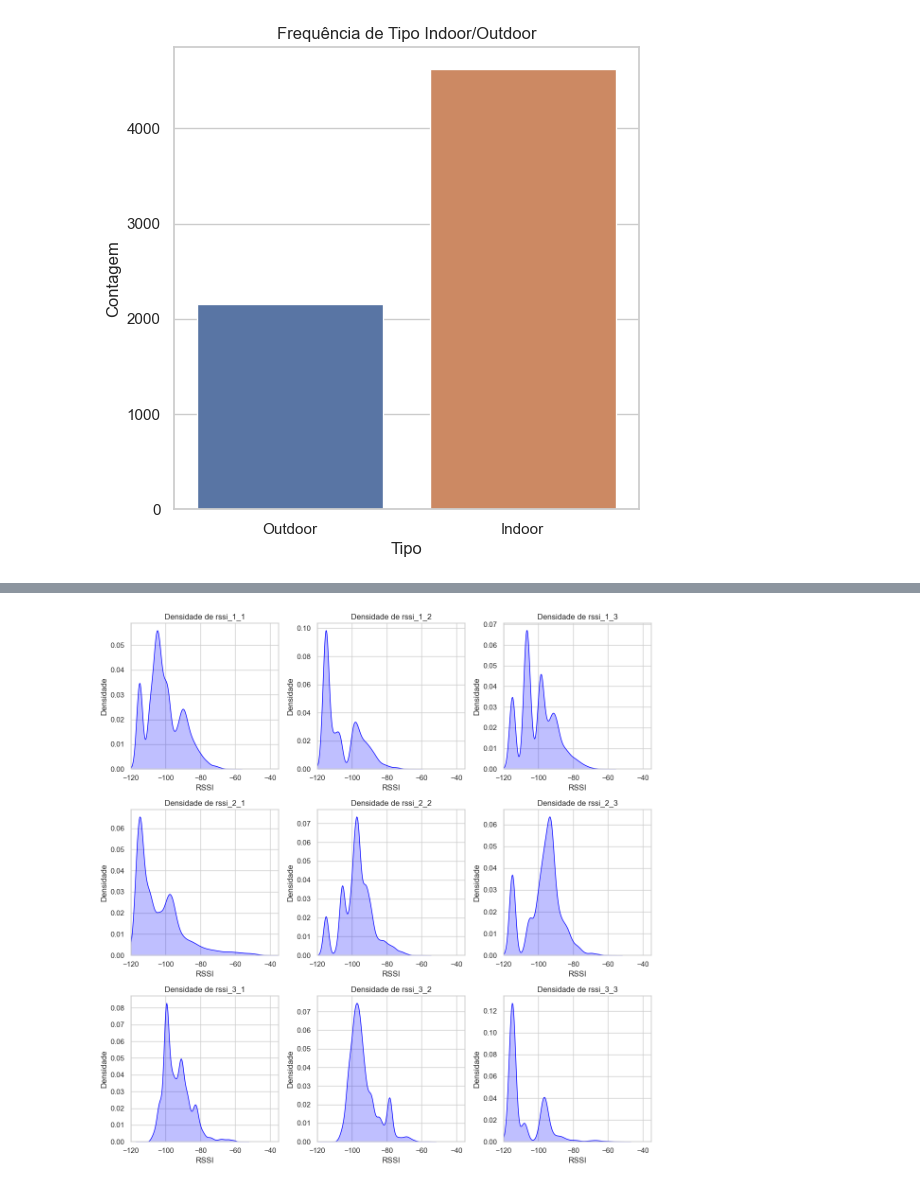
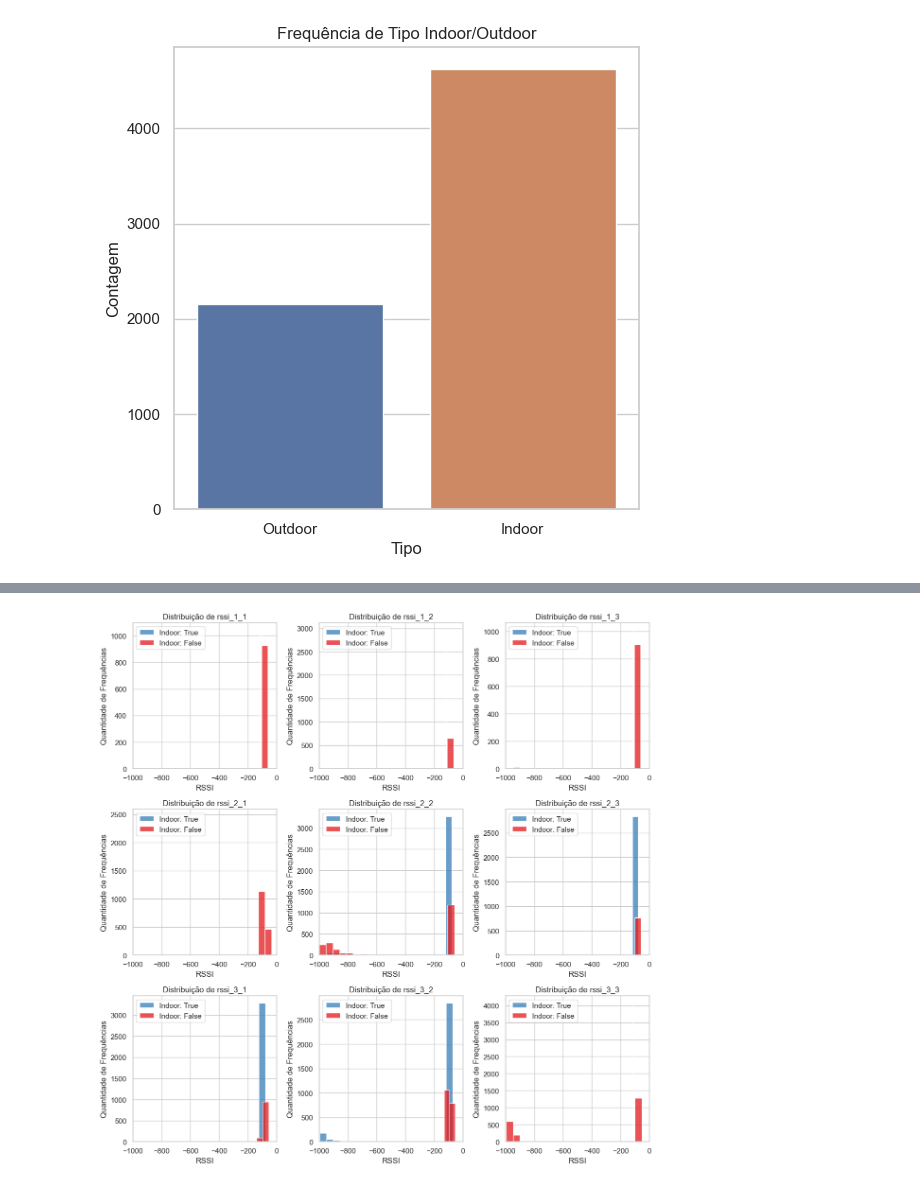
Before and after one commit to hlaff147/ES-290-Comunicacoes-Moveis, a Jupyter notebook: EDA.ipynb, the cells around one changed output, grey strips where cells are left out. Cells and saved outputs as stored; diff of their text form; code cells hidden in the pictures.

```diff
--- a/EDA.ipynb
+++ b/EDA.ipynb
@@ -153,15 +147,19 @@ plt.show()
 columns = ['rssi_1_1', 'rssi_1_2', 'rssi_1_3', 'rssi_2_1', 'rssi_2_2', 'rssi_2_3', 'rssi_3_1', 'rssi_3_2', 'rssi_3_3']
 data_selected = df_train_alunos[columns]
 
-# Plot da distribuição dos valores de RSSI com KDE
-plt.figure(figsize=(12, 8))
-sns.kdeplot(data=data_selected, fill=True, common_norm=False, palette="Set1")
-plt.xlabel('RSSI')
-plt.ylabel('Densidade')
-plt.title('Distribuição dos Valores de RSSI')
+# Definir as cores
+colors = sns.color_palette("husl", len(data_selected.columns))
 
-# Ajustar o intervalo do eixo x
-plt.xlim(-120, -35)
+# Criar subplots para cada coluna
+fig, axes = plt.subplots(nrows=3, ncols=3, figsize=(12, 12))
+for col, ax, color in zip(data_selected.columns, axes.ravel(), colors):
+    sns.histplot(data=data_selected[col], bins=20, kde=False, color=color, ax=ax)
+    ax.set_xlabel('RSSI')
+    ax.set_ylabel('Quantidade de Frequências')
+    ax.set_title(f'Distribuição de {col}')
+    ax.set_xlim(-1000, 0)
 
+# Ajustar o layout para melhor espaçamento entre os subplots
+plt.tight_layout()
 plt.show()
 # %% [output]
@@ -169,26 +167,23 @@ plt.show()
 # %%
-#Gráfico de distribuição feito para entendermos melhor a distribuição dos dados, para tentarmos identificar tendências centrais ou outliers.
-
-# Selecionar apenas as colunas relevantes para a análise
-columns = ['rssi_1_1', 'rssi_1_2', 'rssi_1_3', 'rssi_2_1', 'rssi_2_2', 'rssi_2_3', 'rssi_3_1', 'rssi_3_2', 'rssi_3_3']
+# Selecionar colunas relevantes e adicionar a coluna 'flag_indoor'
+columns = ['rssi_1_1', 'rssi_1_2', 'rssi_1_3', 'rssi_2_1', 'rssi_2_2', 'rssi_2_3', 'rssi_3_1', 'rssi_3_2', 'rssi_3_3', 'flag_indoor']
 data_selected = df_train_alunos[columns]
 
-# Configurar o estilo do Seaborn (opcional)
-sns.set(style="whitegrid")
 
-# Criar uma grade de subplots para os gráficos de densidade
+# Criar subplots para cada coluna de RSSI
 fig, axes = plt.subplots(nrows=3, ncols=3, figsize=(12, 12))
-
-# Iterar sobre as colunas de RSSI e criar um gráfico de densidade em cada sublot
-for col, ax in zip(data_selected.columns, axes.ravel()):
-    sns.kdeplot(data=data_selected[col], ax=ax, fill=True, common_norm=False, color="blue")
+for col, ax in zip(data_selected.columns[:-1], axes.ravel()):
+    for indoor_flag in [True, False]:
+        subset_data = data_selected[data_selected['flag_indoor'] == indoor_flag][col]
+        sns.histplot(data=subset_data, bins=20, kde=False, color=sns.color_palette("Set1")[indoor_flag], ax=ax, label=f'Indoor: {indoor_flag}')
     ax.set_xlabel('RSSI')
-    ax.set_ylabel('Densidade')
-    ax.set_title(f'Densidade de {col}')
-    ax.set_xlim(-120, -35)  # Ajustar o intervalo do eixo x
+    ax.set_ylabel('Quantidade de Frequências')
+    ax.set_title(f'Distribuição de {col}')
+    ax.legend()
+    ax.set_xlim(-1000, 0)
 
 # Ajustar o layout para melhor espaçamento entre os subplots
 plt.tight_layout()
 plt.show()
 # %% [output]
-[figure, old version]
+[figure, new version]
```
Also changed, not shown: parts of 14 cells of this notebook, 4 other files.
